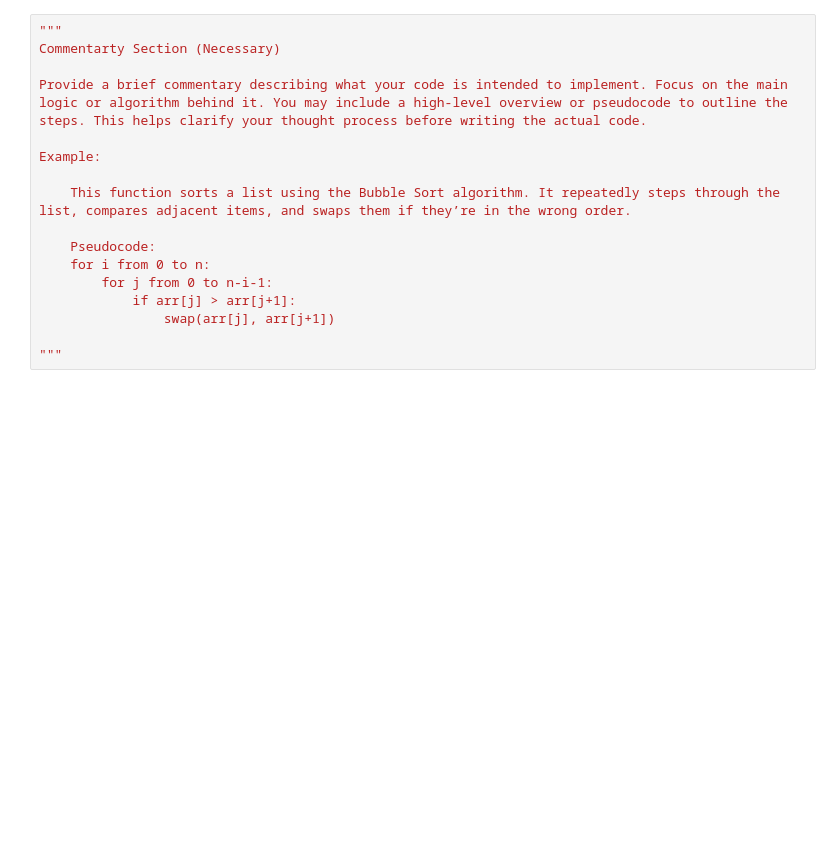
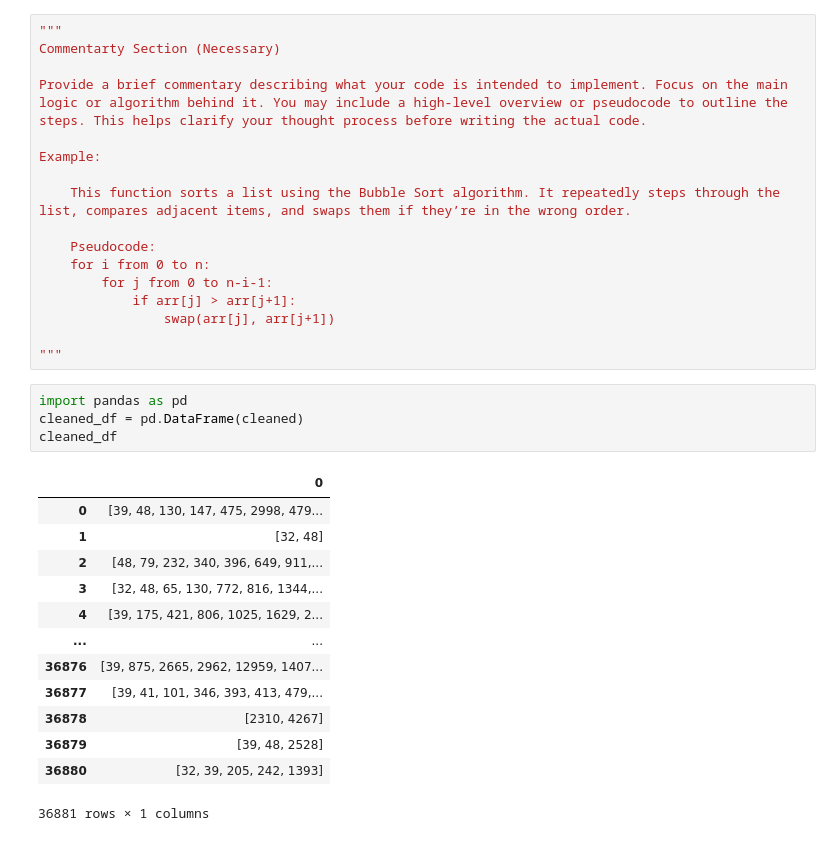
Before and after one commit to CS-3370-Team/Apriory_ItemSet, a Jupyter notebook: Group_Project.ipynb, the cells around one changed output. Drawn from its saved outputs; the diff is of its cells as text; blank space fills up the shorter version.

```diff
--- a/Group_Project.ipynb
+++ b/Group_Project.ipynb
@@ -253,3 +286,21 @@ Example:
                 swap(arr[j], arr[j+1])
 
 """
+# %%
+import pandas as pd
+cleaned_df = pd.DataFrame(cleaned)
+cleaned_df
+# %% [output]
+|  | 0 |
+| 0 | [39, 48, 130, 147, 475, 2998, 479... |
+| 1 | [32, 48] |
+| 2 | [48, 79, 232, 340, 396, 649, 911,... |
+| 3 | [32, 48, 65, 130, 772, 816, 1344,... |
+| 4 | [39, 175, 421, 806, 1025, 1629, 2... |
+| ... | ... |
+| 36876 | [39, 875, 2665, 2962, 12959, 1407... |
+| 36877 | [39, 41, 101, 346, 393, 413, 479,... |
+| 36878 | [2310, 4267] |
+| 36879 | [39, 48, 2528] |
+| 36880 | [32, 39, 205, 242, 1393] |
+36881 rows × 1 columns
```
Also changed, not shown: parts of 4 cells of this notebook.
